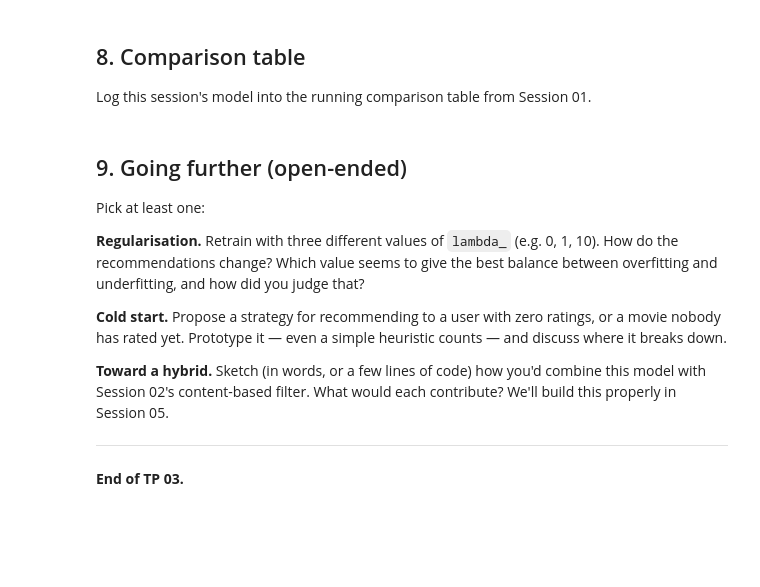
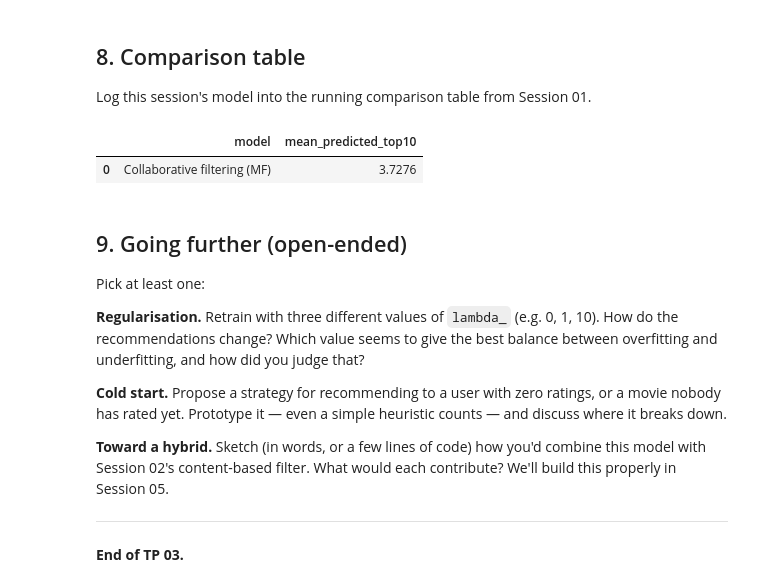
Before and after one commit to starsamk/Recommender-Systems-Course, a Jupyter notebook: src/03_CollaborativeFiltering/03_CollaborativeFiltering_TP.ipynb, the cells around one changed output. Saved outputs shown, nothing was run; the diff lists cells and outputs as text; code cells hidden in the pictures; blank space fills up the shorter version.

Commit message:
Save collaborative filtering, evaluation and hybrid TP progress

```diff
--- a/src/03_CollaborativeFiltering/03_CollaborativeFiltering_TP.ipynb
+++ b/src/03_CollaborativeFiltering/03_CollaborativeFiltering_TP.ipynb
@@ -77,7 +79,12 @@ def load_precalc_params_small(
     TODO: implement this function with np.loadtxt (delimiter=",").
     Remember b needs reshaping to (1, n_users).
     """
-    raise NotImplementedError
+    X = np.loadtxt(os.path.join(data_dir, "small_movies_X.csv"), delimiter=",")
+    W = np.loadtxt(os.path.join(data_dir, "small_movies_W.csv"), delimiter=",")
+    b = np.loadtxt(os.path.join(data_dir, "small_movies_b.csv"), delimiter=",").reshape(1, -1)
+    n_movies, n_features = X.shape
+    n_users = W.shape[0]
+    return X, W, b, n_movies, n_features, n_users
 
 
 def load_ratings_small(data_dir: str) -> tuple[np.ndarray, np.ndarray]:
@@ -98,7 +105,9 @@ def load_ratings_small(data_dir: str) -> tuple[np.ndarray, np.ndarray]:
     -----
     TODO: implement this function.
     """
-    raise NotImplementedError
+    Y = np.loadtxt(os.path.join(data_dir, "small_movies_Y.csv"), delimiter=",")
+    R = np.loadtxt(os.path.join(data_dir, "small_movies_R.csv"), delimiter=",")
+    return Y, R
 
 
 def load_movie_list(data_dir: str) -> tuple[list[str], pd.DataFrame]:
@@ -120,7 +129,9 @@ def load_movie_list(data_dir: str) -> tuple[list[str], pd.DataFrame]:
     -----
     TODO: implement this function with pd.read_csv (header=0, index_col=0).
     """
-    raise NotImplementedError
+    movie_df = pd.read_csv(os.path.join(data_dir, "small_movie_list.csv"), header=0, index_col=0)
+    movie_titles = movie_df["title"].tolist()
+    return movie_titles, movie_df
 # %%
 data_dir = "./data"
 X, W, b, num_movies, num_features, num_users = load_precalc_params_small(data_dir)
@@ -277,7 +310,10 @@ def normalize_ratings(Y: np.ndarray, R: np.ndarray) -> tuple[np.ndarray, np.ndar
     TODO: implement this function. Movies with zero ratings would divide
     by zero — guard against that (e.g. add a small epsilon to the count).
     """
-    raise NotImplementedError
+    counts = np.sum(R, axis=1, keepdims=True)
+    Y_mean = np.sum(Y * R, axis=1, keepdims=True) / np.maximum(counts, 1)
+    Y_norm = (Y - Y_mean) * R
+    return Y_norm, Y_mean
 # %%
 movie_titles, movie_df = load_movie_list(data_dir)
 
@@ -291,6 +329,9 @@ my_ratings = np.zeros(num_movies)
 # my_ratings[2700] = 5   # Toy Story 3 (2010)
 # my_ratings[2609] = 2   # Persuasion (2007)
 
+my_ratings[2700] = 5
+my_ratings[2609] = 2
+
 my_rated = [i for i in range(len(my_ratings)) if my_ratings[i] > 0]
 for i in my_rated:
     print(f"Rated {my_ratings[i]} for {movie_titles[i]}")
@@ -380,7 +438,15 @@ def top_recommendations(
     -----
     TODO: implement this function.
     """
-    raise NotImplementedError
+    predictions = X @ W.T + b + Y_mean
+    recommendations = pd.DataFrame({
+        "title": movie_titles,
+        "predicted_rating": predictions[:, 0],
+        "number of ratings": movie_df["number of ratings"].to_numpy(),
+    })
+    recommendations = recommendations.drop(index=my_rated)
+    recommendations = recommendations[recommendations["number of ratings"] >= min_ratings]
+    return recommendations.sort_values("predicted_rating", ascending=False).head(n)
 # %%
 recommendations = top_recommendations(
     X_var.numpy(),
@@ -407,34 +485,44 @@ def log_result(
 
     Parameters
     ----------
     comparison_path : str
         CSV path of the running comparison table.
     model_name : str
         Name of the model being logged.
     metric_name : str
         Name of the metric column.
     metric_value : float
         Value of the metric for this model.
 
     Returns
     -------
     pandas.DataFrame
         The updated comparison table.
 
     Notes
     -----
     TODO: implement this function (same pattern as Session 01's
     `log_baseline`).
     """
-    raise NotImplementedError
+    if os.path.exists(comparison_path):
+        comparison = pd.read_csv(comparison_path)
+    else:
+        comparison = pd.DataFrame()
+    result = pd.DataFrame({"model": [model_name], metric_name: [metric_value]})
+    comparison = pd.concat([comparison, result], ignore_index=True)
+    comparison.to_csv(comparison_path, index=False)
+    return comparison
 
 
 log_result(
     comparison_path="./comparison_table.csv",
     model_name="Collaborative filtering (MF)",
     metric_name="mean_predicted_top10",
     metric_value=recommendations["predicted_rating"].mean(),
 )
+# %% [output]
+|  | model | mean_predicted_top10 |
+| 0 | Collaborative filtering (MF) | 3.7276 |
 # %% [markdown]
 
 ## 9. Going further (open-ended)
```
Also changed, not shown: parts of 12 cells of this notebook, 5 other files.
